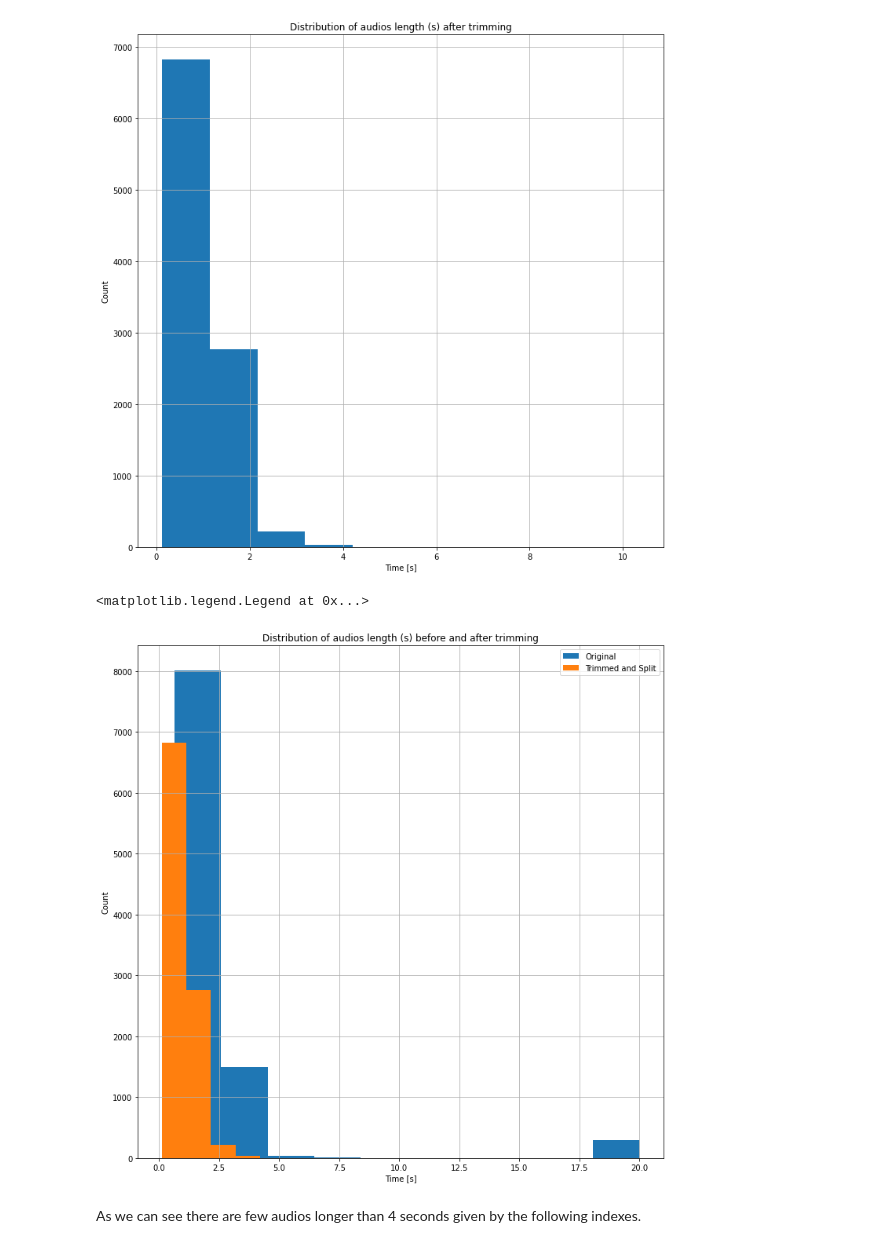
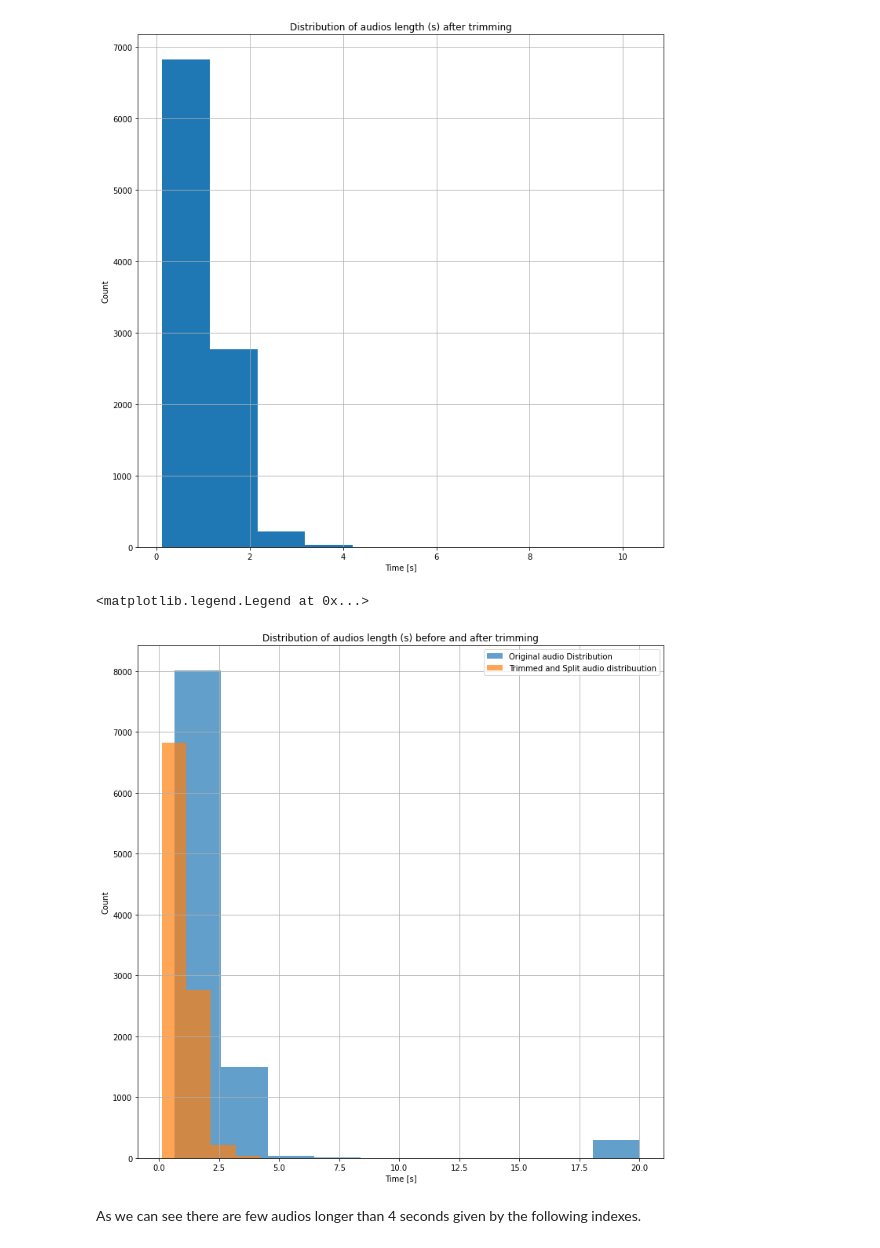
Before and after one commit to andrerubeis/Intent-Detection, a Jupyter notebook: FINAL_standardized_final_final_version_MFCCs_aggregation.ipynb, the cells around one changed output. Saved outputs shown, nothing was run; the diff lists cells and outputs as text; code cells hidden in the pictures.

```diff
--- a/FINAL_standardized_final_final_version_MFCCs_aggregation.ipynb
+++ b/FINAL_standardized_final_final_version_MFCCs_aggregation.ipynb
@@ -390,15 +390,15 @@ Text(0, 0.5, 'Count')
 # %%
 #Plot the distribution
 plt.figure(figsize=(12,12))
 plt.title("Distribution of audios length (s) before and after trimming")
-length_audios_seconds.hist(label='Original')
-length_audios_seconds_trim.hist(label='Trimmed and Split')
+length_audios_seconds.hist(alpha = 0.7, label='Original audio Distribution')
+length_audios_seconds_trim.hist(alpha= 0.7, label='Trimmed and Split audio distribuution')
 plt.xlabel("Time [s]")
 plt.ylabel("Count")
 plt.legend()
 # %% [output]
 <matplotlib.legend.Legend at 0x...>
-[figure, old version]
+[figure, new version]
 # %% [markdown]
 As we can see there are few audios longer than 4 seconds given by the following indexes.
 # %%
```
